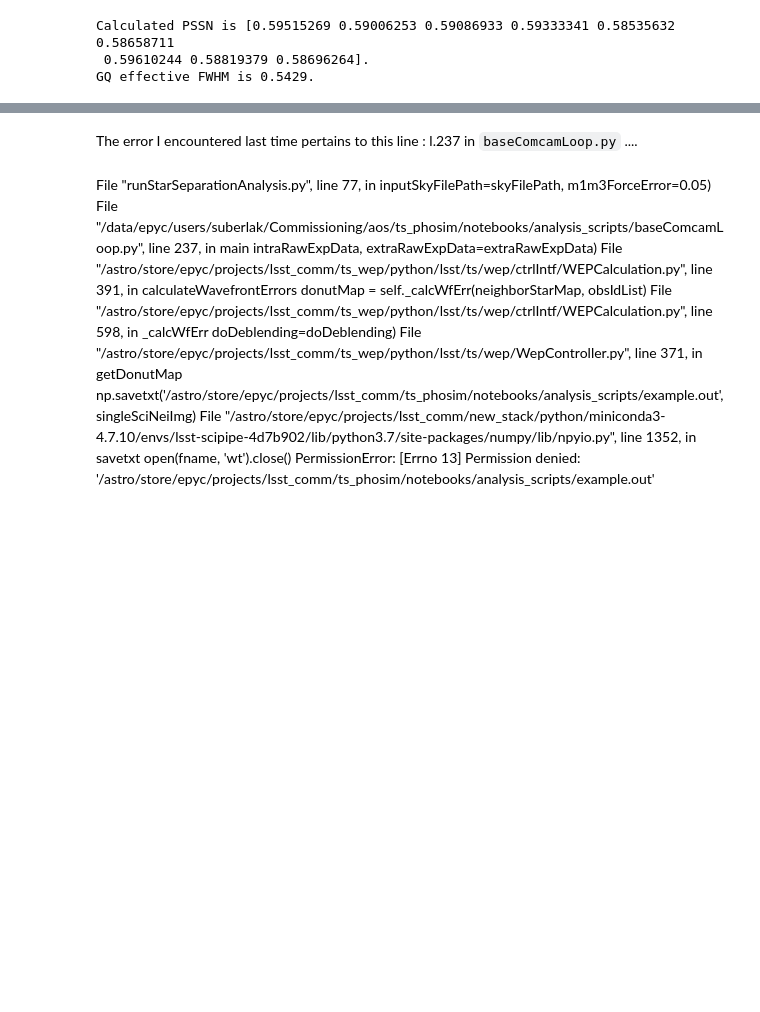
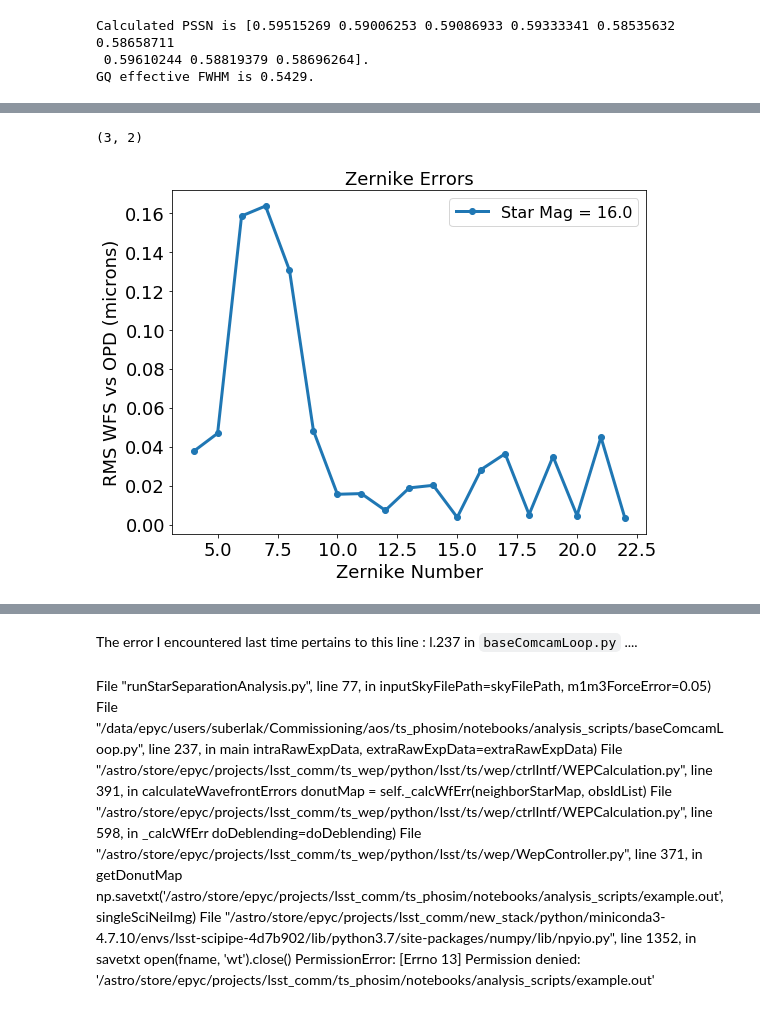
Before and after one commit to lsst-ts/ts_phosim, a Jupyter notebook: notebooks/analysis_notebooks/dissect_baseComcamLoop.ipynb, the cells around one changed output, grey strips where cells are left out. Cells and saved outputs as stored; diff of their text form; code cells hidden in the pictures; blank space fills up the shorter version.

Commit message:
star separation analysis

```diff
--- a/notebooks/analysis_notebooks/dissect_baseComcamLoop.ipynb
+++ b/notebooks/analysis_notebooks/dissect_baseComcamLoop.ipynb
@@ -419,0 +690,21 @@ extraRawExpData.append(extraObsId, 0, extraRawExpDir)
+# %%
+ssrTotalVals = []
+ssrFieldVals = []
+zernikeErrors = []
+# %%
+data_dir = '/epyc/users/suberlak/Commissioning/aos/aoclc_analysis/'
+# %%
+calcMagMetrics = calcMetrics()
+# %%
+opdZkFilePath = os.path.join(data_dir, 'opd.zer.sep.%.1f' % (0.1))
+wfsZkFilePath = os.path.join(data_dir, 'wfs.zer.sep.%.1f' % (0.1))
+opdData, wfsData = calcMagMetrics.loadZernikeData(opdZkFilePath, wfsZkFilePath)
+opdData = opdData[:3]
+wfsData = wfsData[:3]
+zerFieldSSR, zerTotalSSR = calcMagMetrics.calcSSR(opdData, wfsData)
+zernikeErrors.append(np.sqrt((wfsData - opdData)**2.))
+ssrFieldVals.append(zerFieldSSR)
+ssrTotalVals.append(zerTotalSSR)
+
+zernikeErrors = np.array(zernikeErrors)
+zernikeErrors = np.transpose(zernikeErrors, axes=(2,1,0))
@@ -419,0 +714,20 @@ extraRawExpData.append(extraObsId, 0, extraRawExpDir)
+# %%
+np.shape(zernikeErrors[0])
+# %% [output]
+(3, 2)
+# %%
+fig = plt.figure(figsize=(8,6))
+mag_array = [magVal]
+for i in range(len(mag_array)):
+    plt.plot(np.arange(19)+4, np.sqrt(np.mean(np.square(zernikeErrors), axis=1)[:, i]),
+             '-o', lw=3, label='Star Mag = %.1f' % mag_array[i])
+    plt.xlabel('Zernike Number', size=18)
+    plt.ylabel('RMS WFS vs OPD (microns)', size=18)
+    plt.xticks(size=18)
+    plt.yticks(size=18)
+plt.legend(fontsize=16)
+plt.title('Zernike Errors', size=18)
+
+plt.tight_layout()
+# %% [output]
+[figure, added]
```
Also changed, not shown: parts of 113 cells of this notebook, 2 other files.
